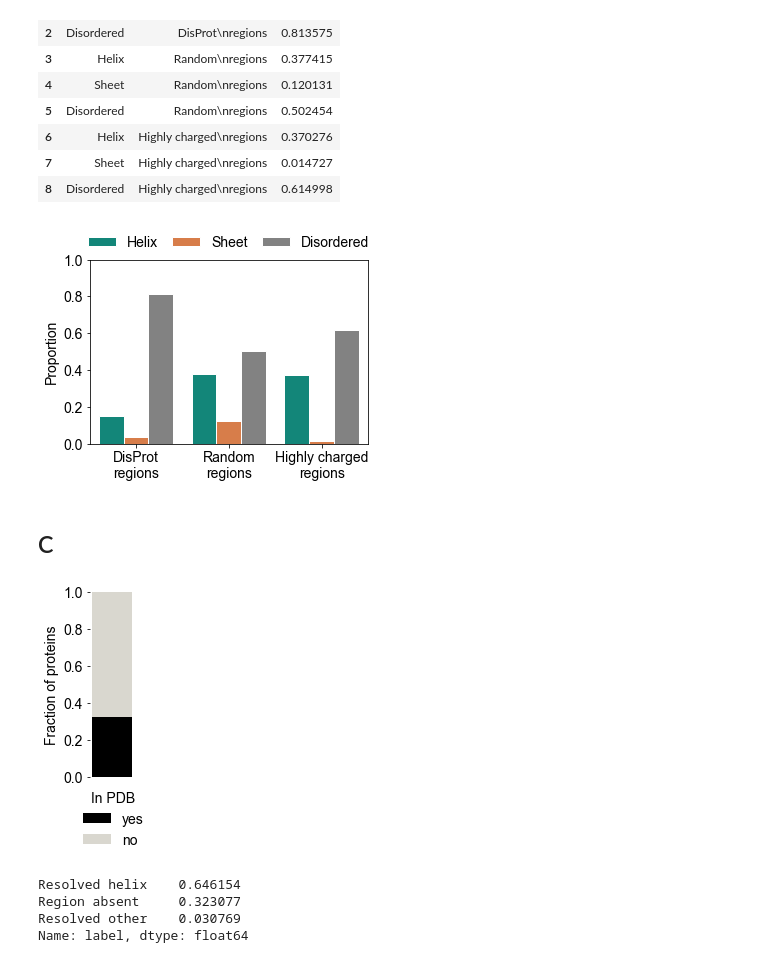
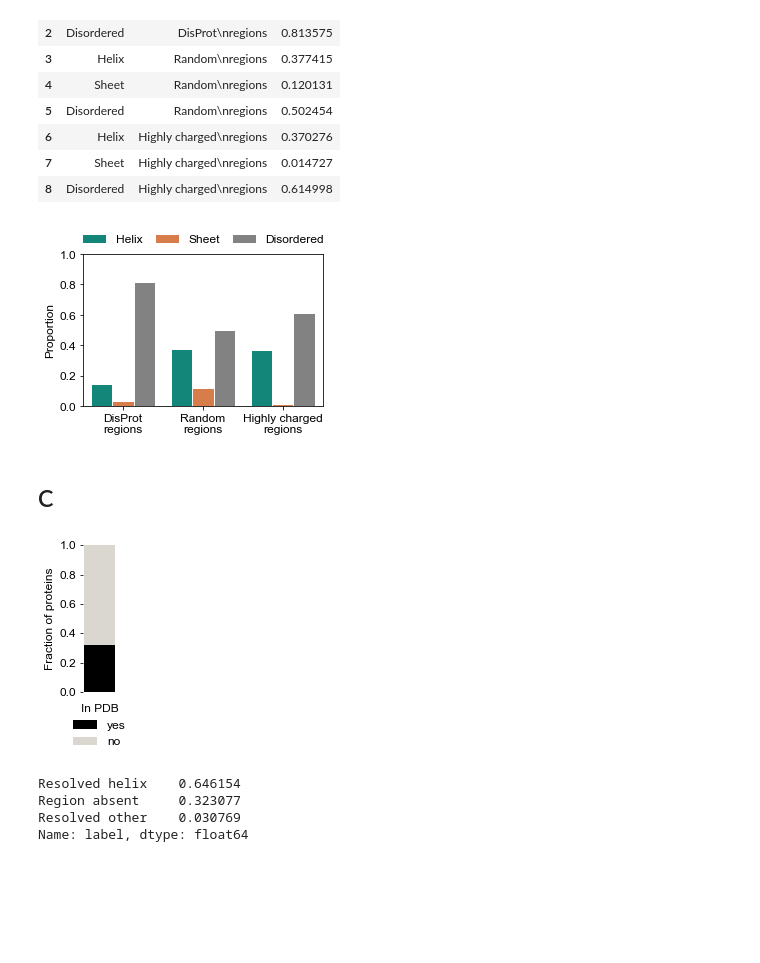
Before and after one commit to rosalindpan/hcrpaper, a Jupyter notebook: figures/Figure2.ipynb, the cells around one changed output. Cells and saved outputs as stored; diff of their text form; code cells hidden in the pictures; blank space fills up the shorter version.

```diff
--- a/figures/Figure2.ipynb
+++ b/figures/Figure2.ipynb
@@ -19,7 +19,7 @@ import matplotlib as mpl
 import matplotlib.pyplot as plt
 from matplotlib.lines import Line2D
 import seaborn as sns
-plt.rcParams.update({'font.size': 14})
+plt.rcParams.update({'font.size': 12})
 plt.rcParams['font.family'] = 'sans-serif'
 plt.rcParams['font.sans-serif'] = "Arial"
 
@@ -309,20 +308,20 @@ allssdf_prop
 | 7 | Sheet | Highly charged\nregions | 0.014727 |
 | 8 | Disordered | Highly charged\nregions | 0.614998 |
 # %%
-plt.figure(figsize=(5, 4))
+plt.figure(figsize=(4.3,2.8))
 sns.barplot(data=allssdf_prop, x="prot_type", y="n_aas", hue='ss_type',
             palette=[cscheme['helix'], cscheme['sheet'], cscheme['dis']],
             edgecolor="white")
 plt.xlabel(None)
 plt.ylabel("Proportion")
 plt.legend(title=None, ncol=3, bbox_to_anchor=(1.05, 1.2), frameon=False,
            columnspacing=1)
 plt.ylim(0,1)
-plt.tight_layout()
-plt.savefig('./plots/Figure2B.png', dpi=300)
+
+plt.savefig('./plots/Figure2B.png', dpi=300, bbox_inches='tight')
 plt.show()
 # %% [output]
-[figure, old version]
+[figure, new version]
 # %% [markdown]
 ## C
 # %%
@@ -376,11 +375,11 @@ prot_counts.drop_duplicates(inplace=True)
 prot_counts = prot_counts['structure.in.pdb'].value_counts()
 prot_freqs = prot_counts/np.sum(prot_counts)
 # %%
-plt.figure(figsize=(0.8, 3.4))
+plt.figure(figsize=(0.6, 2.7))
 plt.bar(" ",prot_freqs["y"], label = "yes", color=cscheme['null'])
 plt.bar(" ",prot_freqs["n"], bottom=prot_freqs["y"], label = "no", color="#D9D7CF")
 plt.ylim(0, 1)
-plt.legend(bbox_to_anchor=(1.5, -0.01), title="In PDB", frameon=False)
+plt.legend(bbox_to_anchor=(1.6, -0.01), title="In PDB", frameon=False)
 plt.ylabel("Fraction of proteins")
 plt.tick_params(bottom=False)
 plt.box(False)
@@ -388,7 +387,7 @@ plt.box(False)
 plt.savefig('./plots/Figure2D-left.png', dpi=300, bbox_inches='tight')
 plt.show()
 # %% [output]
-[figure, old version]
+[figure, new version]
 # %%
 y_prots = tops_df[["orf", "left.bound", "structure.in.pdb", "region.in.pdb", "helix"]]
 y_prots = y_prots[y_prots["structure.in.pdb"] == 'y']
```
Also changed, not shown: parts of 3 cells of this notebook, 31 other files.
